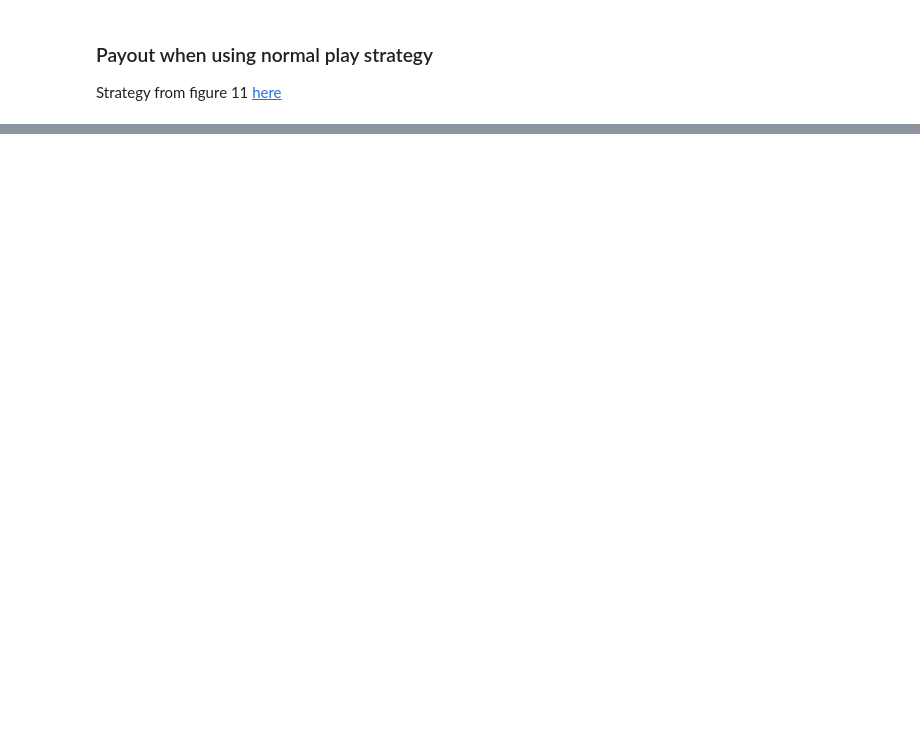
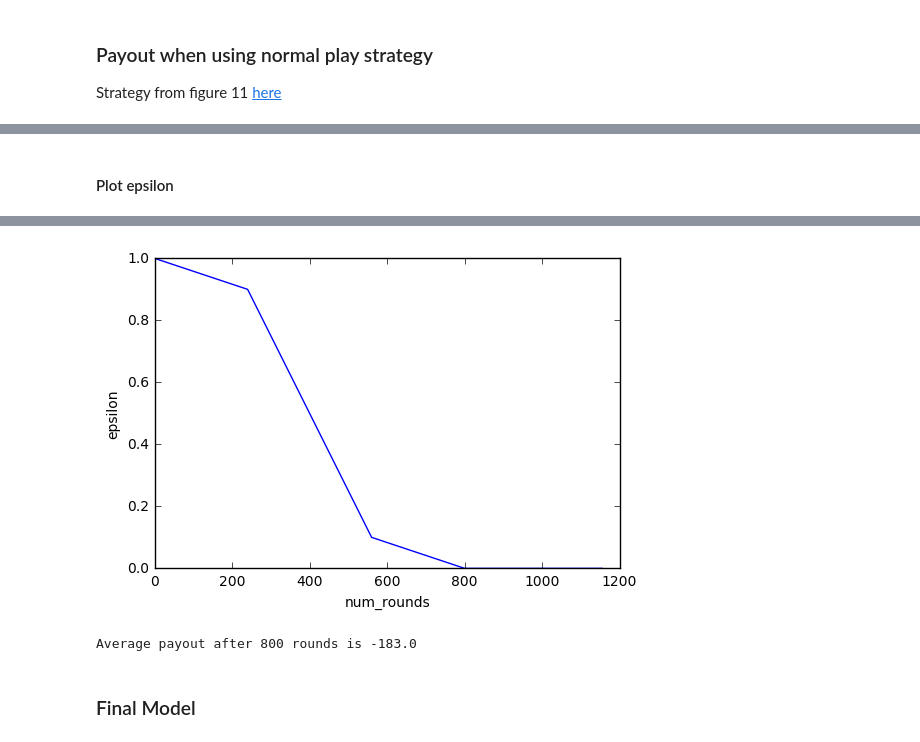
Before and after one commit to Pradhyo/blackjack, a Jupyter notebook: blackjack.ipynb, the cells around one changed output, grey strips where cells are left out. Cells and saved outputs as stored; diff of their text form; code cells hidden in the pictures; blank space fills up the shorter version.

```diff
--- a/blackjack.ipynb
+++ b/blackjack.ipynb
@@ -77,0 +231,37 @@ Average payout after 1000 rounds is -100.769
+# %% [markdown]
+#### Plot epsilon
+# %%
+env = gym.make('Blackjack-v0')
+# env = wrappers.Monitor(env, './logs/blackjack-Q', False, True)
+
+total_payout = 0
+average_payouts = []
+agent = Agent(env=env, epsilon=1.0, alpha=0.8, gamma=0.9, num_episodes_to_train=800)
+
+num_rounds = 800
+num_samples = 1
+
+
+observation = env.reset()
+for sample in range(num_samples):
+    round = 1
+    epsilon_values = []
+    while round <= num_rounds:
+        epsilon_values.append(agent.epsilon)
+        action = agent.choose_action(observation)
+        next_observation, payout, is_done, _ = env.step(action)
+        agent.learn(observation, action, payout, next_observation)
+        total_payout += payout
+        observation = next_observation
+        if is_done:
+            observation = env.reset()
+            round += 1
+            average_payouts.append(total_payout/(sample*num_rounds + round))
+
+plt.figure(2)
+plt.xlabel("num_rounds")
+plt.ylabel("epsilon")
+plt.plot(epsilon_values)
+plt.show()
+print ("Average payout after {} rounds is {}".format(num_rounds, total_payout/(num_samples)))
+# %% [output]
@@ -77,0 +269,4 @@ Average payout after 1000 rounds is -100.769
+[figure, added]
+Average payout after 800 rounds is -183.0
+# %% [markdown]
+### Final Model
```
Also changed, not shown: parts of 8 cells of this notebook, 3 other files.
